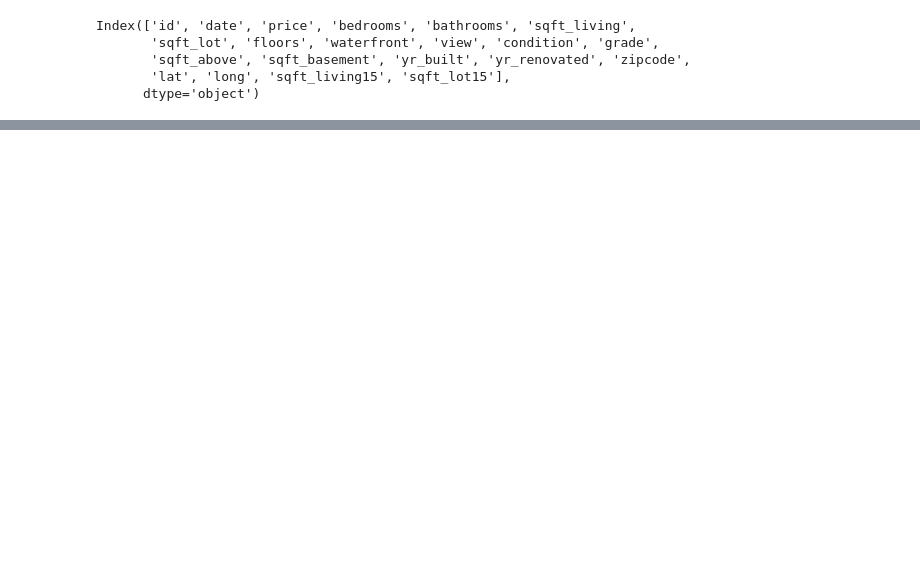
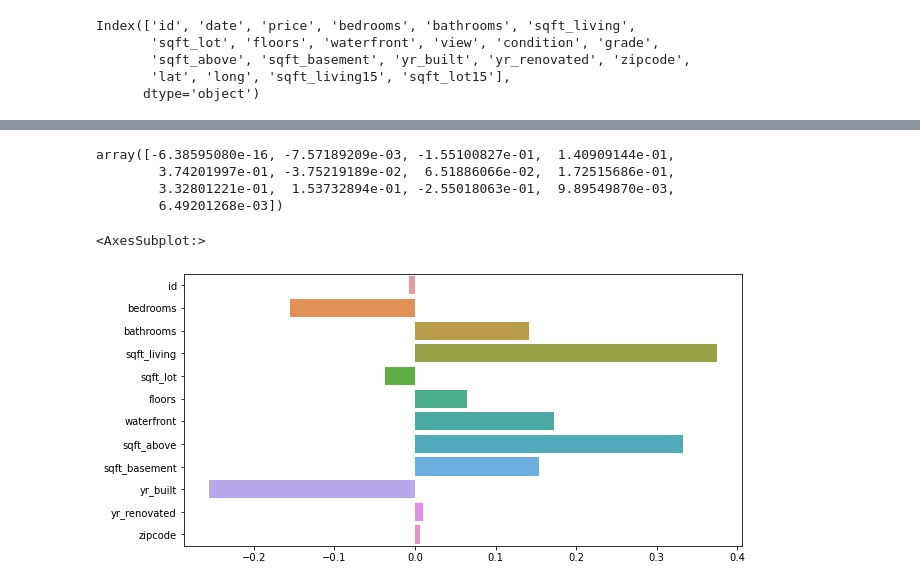
Before and after one commit to hgcostello/Phase2-Project, a Jupyter notebook: hgc_working_notebook.ipynb, the cells around one changed output, grey strips where cells are left out. Cells and saved outputs as stored; diff of their text form; code cells hidden in the pictures; blank space fills up the shorter version.

```diff
--- a/hgc_working_notebook.ipynb
+++ b/hgc_working_notebook.ipynb
@@ -30,0 +401,20 @@ df = pd.read_csv('data/kc_house_data.csv')
+# %%
+x_standard = x_standard.drop(columns = ['const'])
+# %%
+x_standard_aug = sm.add_constant(x_standard)
+# %%
+results_stand = sm.OLS(y_standard,x_standard_aug).fit()
+# %%
+weights = results_stand.params
+weights.values
+# %% [output]
+array([-6.38595080e-16, -7.57189209e-03, -1.55100827e-01,  1.40909144e-01,
+        3.74201997e-01, -3.75219189e-02,  6.51886066e-02,  1.72515686e-01,
+        3.32801221e-01,  1.53732894e-01, -2.55018063e-01,  9.89549870e-03,
+        6.49201268e-03])
+# %%
+plt.figure(figsize=(10,5))
+sns.barplot( y = weights[1::].index, x = weights[1::].values)
+# %% [output]
+<AxesSubplot:>
+[figure, added]
```
Also changed, not shown: parts of 43 cells of this notebook.
